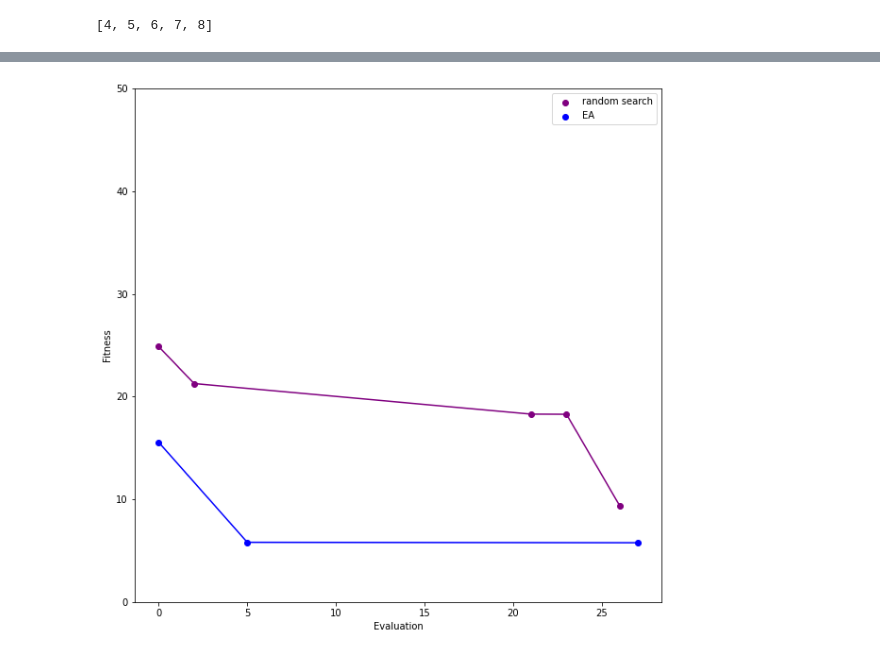
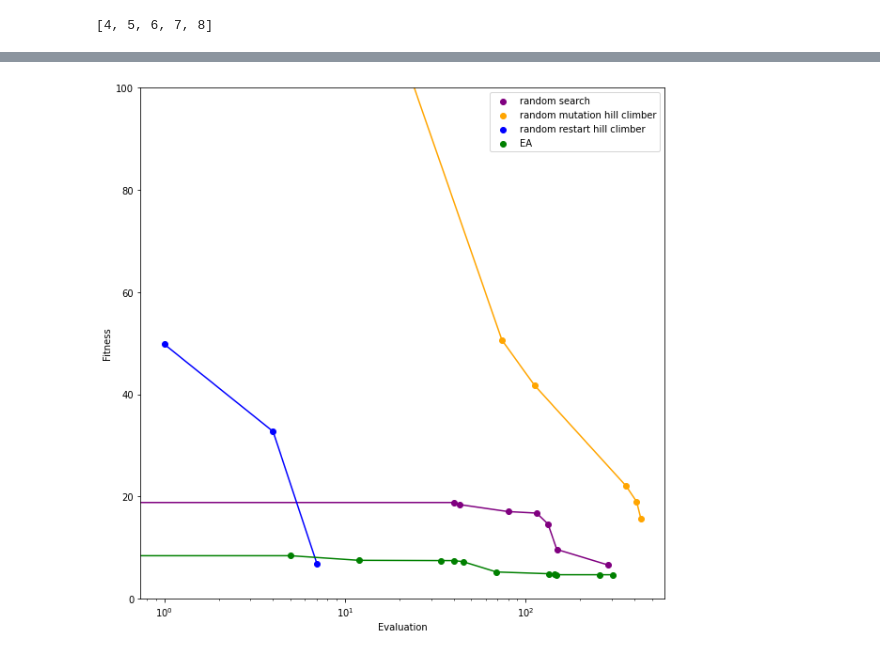
Before and after one commit to dddxing/ea_symbolicRegression, a Jupyter notebook: hw2.ipynb, the cells around one changed output, grey strips where cells are left out. Cells and saved outputs as stored; diff of their text form; code cells hidden in the pictures.

```diff
--- a/hw2.ipynb
+++ b/hw2.ipynb
@@ -361,12 +360,12 @@ def crossover(parent1, parent2):
 
     for i in range(1, len(p1)):
         if p1[i] == 'nah':
-            p1[i] = 'x'
-#             p1[i] = round(random.random() * 10 + 0.1, 4) # not the best
+#             p1[i] = 'x'
+            p1[i] = round(random.random() * 10 + 0.1, 4) # not the best
     for i in range(1, len(p2)):
         if p2[i] == 'nah':
-            p2[i] = 'x'
-#             p2[i] = round(random.random() * 10 + 0.1, 4) # not the best
+#             p2[i] = 'x'
+            p2[i] = round(random.random() * 10 + 0.1, 4) # not the best
 
     child1 = p1
     child2 = p2
@@ -441,7 +451,7 @@ def random_mutation_hill_climber(num, x_s, y_s, depth):
 
     for i in range(0, num):
 
-        mutant = mutate(first_gen)
+        mutant = mutate(first_gen, mutate_rate=0.01)
         calculated_y = calculate_y(x_s, equation=mutant)
         mse = calculate_mse(calculated_y, y_s)
 
@@ -488,7 +498,7 @@ def random_restart_hill_climber(num_eval, x_s, y_s, depth, num_tries):
 
         while num_tries > 0 and counter > 0:
 
-            mutant = mutate(first_gen)
+            mutant = mutate(first_gen, mutate_rate=0.01)
             calculated_y = calculate_y(x_s, equation=mutant)
             new_mse = calculate_mse(calculated_y, y_s)
 
@@ -581,4 +661,4 @@ def evol_algo(num_eval, x_s, y_s, depth, init_pop):
 # %%
-res_ea = evol_algo(num_eval=num_evaluation, x_s=x_s, y_s=y_s, depth=depth, init_pop=10)
+res_ea = evol_algo_div(num_eval=num_evaluation, x_s=x_s, y_s=y_s, depth=depth, init_pop=50)
 res_ea
 # %% [output]
@@ -626,25 +745,25 @@ print(len(res_ea[3]))
 # %%
 plt.figure(figsize=(10,10))
 plt.scatter(res_rs[0], res_rs[1], color='purple', label='random search')
 plt.plot(res_rs[0], res_rs[1], color='purple')
 
-# plt.scatter(res_rmhc[0], res_rmhc[1], color='orange', label='random mutation hill climber')
-# plt.plot(res_rmhc[0], res_rmhc[1], color='orange')
+plt.scatter(res_rmhc[0], res_rmhc[1], color='orange', label='random mutation hill climber')
+plt.plot(res_rmhc[0], res_rmhc[1], color='orange')
 
-# plt.scatter(res_rrhc[0], res_rrhc[1], color='blue', label='random restart hill climber')
-# plt.plot(res_rrhc[0], res_rrhc[1], color='blue')
+plt.scatter(res_rrhc[0], res_rrhc[1], color='blue', label='random restart hill climber')
+plt.plot(res_rrhc[0], res_rrhc[1], color='blue')
 
-plt.scatter(res_ea[0], res_ea[1], color='blue', label='EA')
-plt.plot(res_ea[0], res_ea[1], color='blue')
+plt.scatter(res_ea[0], res_ea[1], color='green', label='EA')
+plt.plot(res_ea[0], res_ea[1], color='green')
 
 plt.legend()
 
-plt.ylim(0, 50)
-
+plt.ylim(0, 100)
+plt.xscale('log')
 plt.ylabel("Fitness")
 plt.xlabel("Evaluation");
 # %% [output]
-[figure, old version]
+[figure, new version]
 # %%
 res_rrhc[2]
 # %%
```
Also changed, not shown: parts of 18 cells of this notebook.
